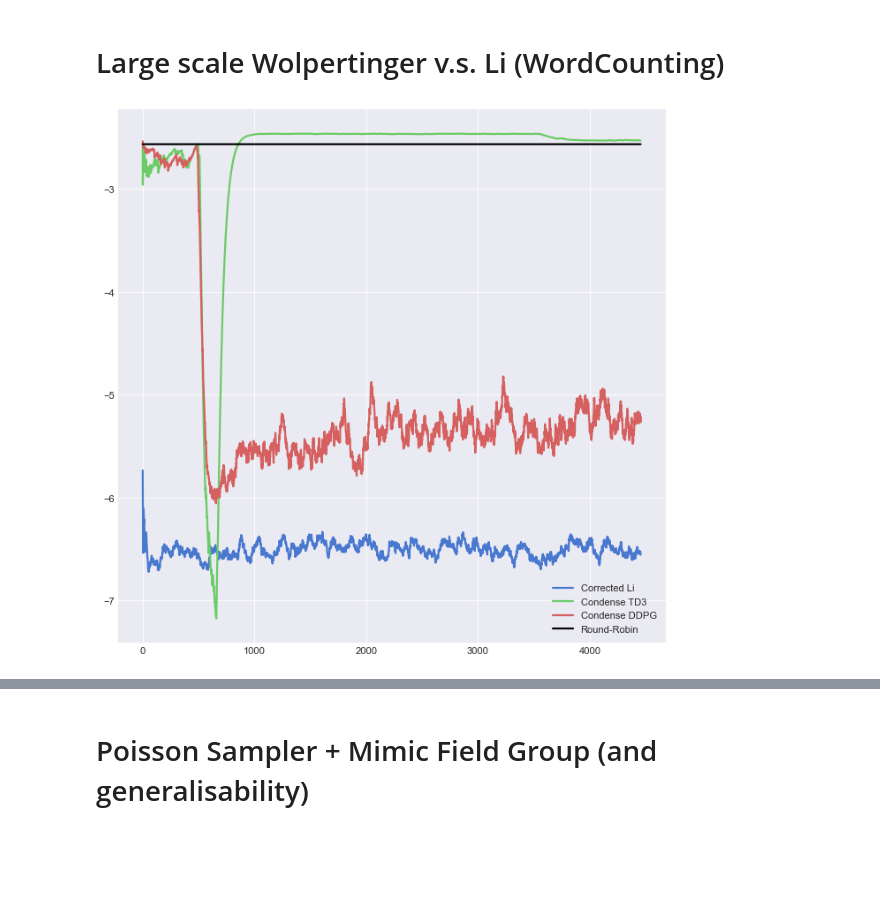
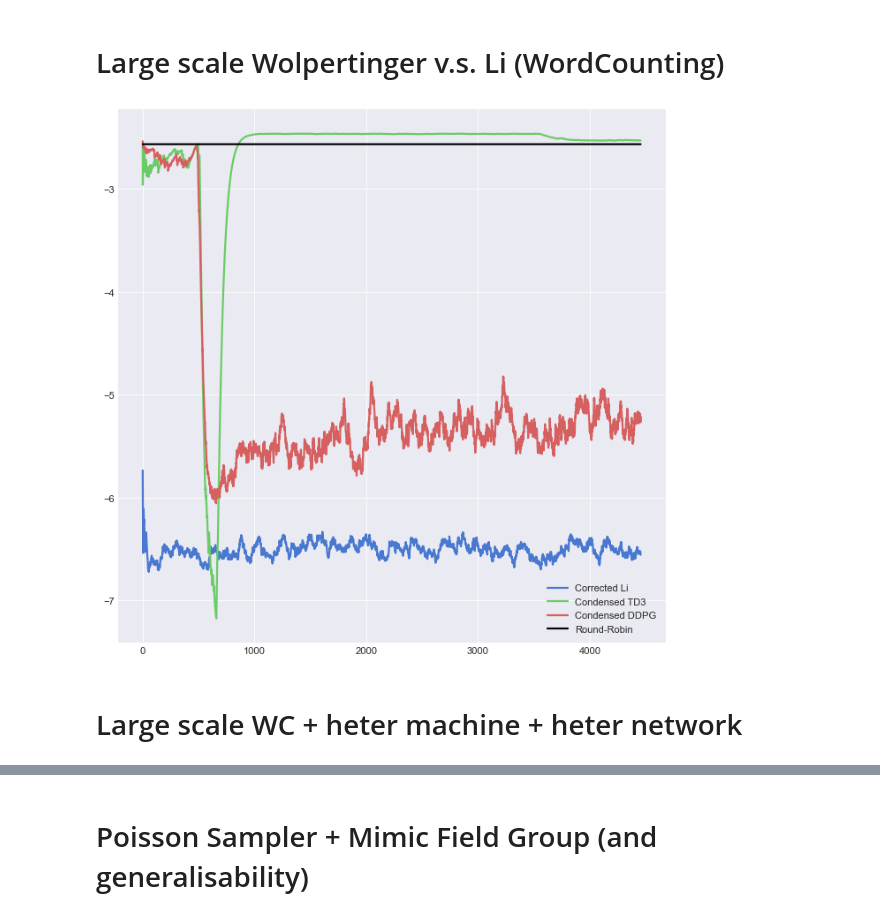
Before and after one commit to siriusctrl/Storm-auto-scheduler, a Jupyter notebook: visualise.ipynb, the cells around one changed output, grey strips where cells are left out. Cells and saved outputs as stored; diff of their text form; code cells hidden in the pictures; blank space fills up the shorter version.

```diff
--- a/visualise.ipynb
+++ b/visualise.ipynb
@@ -66,7 +66,7 @@ def illustrate(step_data, eval_data=None, ra_plot=True, ra_only=True, name='', c
 
     if eval_data is not None:
         eval_step = len(step_data)//len(eval_data)
-        eval_range = [i+eval_step for i in range(0, len(steps), eval_step)]
+        eval_range = [i+eval_step for i in range(0, len(step_data), eval_step)]
         plt.plot(eval_range, eval_data, linewidth=2)
 # %%
 def illustrate_real_step(step_data, n=15):
@@ -114,10 +114,12 @@ con_ddpg_large_steps, _ = read_data('parallel_DDPG_cSim_condense_large_infi_2_ev
 # %%
 plt.figure(figsize=(10,10), dpi=80)
 illustrate(log_transform(li_wolp_large_steps), name='Corrected Li')
-illustrate(log_transform(con_td3_large_steps), name='Condense TD3')
-illustrate(log_transform(con_ddpg_large_steps), name='Condense DDPG')
+illustrate(log_transform(con_td3_large_steps), name='Condensed TD3')
+illustrate(log_transform(con_ddpg_large_steps), name='Condensed DDPG')
 illustrate(log_transform([-13]*len(con_td3_large_steps)), name='Round-Robin', c='black')
 plt.legend()
 plt.show()
 # %% [output]
-[figure, old version]
+[figure, new version]
+# %% [markdown]
+# Large scale WC + heter machine + heter network
```
Also changed, not shown: parts of 11 cells of this notebook, 7 other files.
